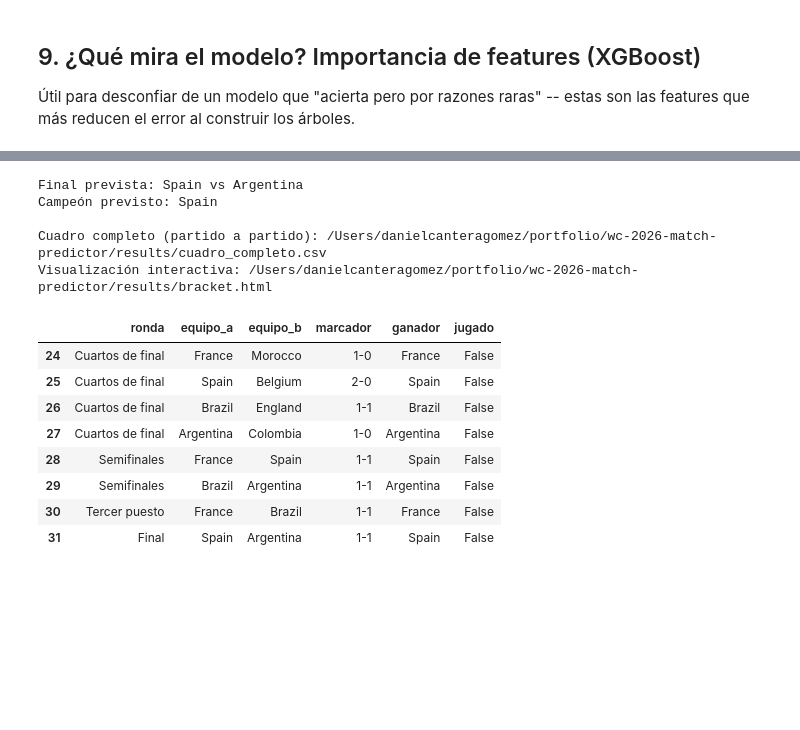
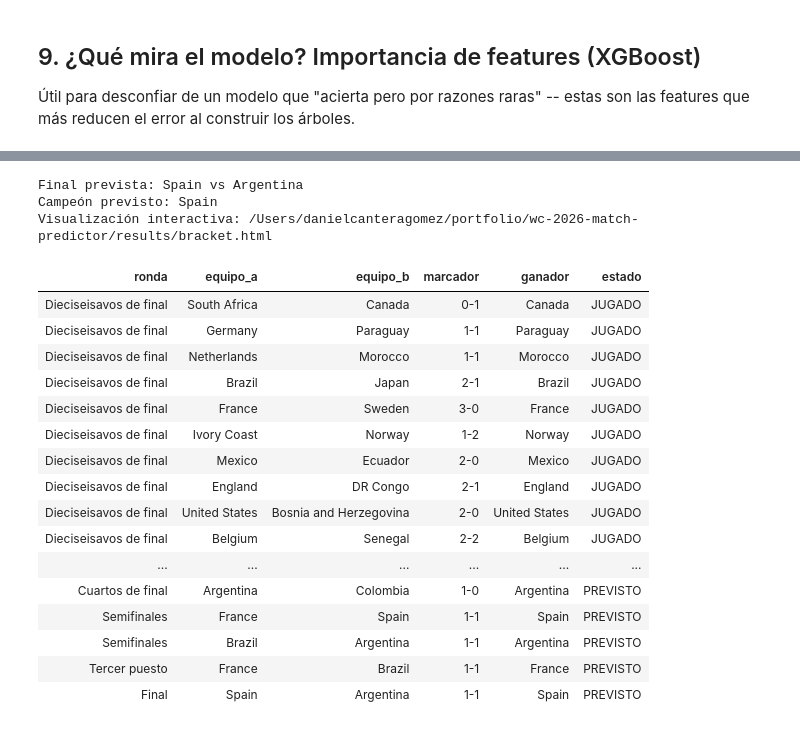
Before and after one commit to danielcangomez/wc2026-match-predictor, a Jupyter notebook: notebooks/06_resumen_visual_portfolio.ipynb, the cells around one changed output, grey strips where cells are left out. Cells and saved outputs as stored; diff of their text form; code cells hidden in the pictures; blank space fills up the shorter version.

```diff
--- a/notebooks/06_resumen_visual_portfolio.ipynb
+++ b/notebooks/06_resumen_visual_portfolio.ipynb
@@ -487,12 +489,11 @@ features que más reducen el error al construir los árboles.
 RUTA_CHECKPOINT_PRE_MUNDIAL = DIR_MODELOS / "checkpoints" / "pre_mundial"
 modelo_local_pre = joblib.load(RUTA_CHECKPOINT_PRE_MUNDIAL / "modelo_goles_local.joblib")
 
-FEATURES_MODELO = [
-    "elo_diff", "tendencia_elo_local", "tendencia_elo_visitante",
-    "dif_forma_gf_5", "dif_forma_gf_10", "dif_racha_5", "dif_racha_10",
-    "dias_descanso_local", "dias_descanso_visitante",
-    "es_neutral", "h2h_puntos_prom", "h2h_dif_goles_prom",
-]
+# La lista de features se lee de los metadatos del checkpoint (no se hardcodea:
+# si el pipeline añade features nuevas, esta sección se mantiene sincronizada sola).
+import json as _json
+with open(RUTA_CHECKPOINT_PRE_MUNDIAL / "metadata.json", encoding="utf-8") as _f:
+    FEATURES_MODELO = _json.load(_f)["features"]
 
 if hasattr(modelo_local_pre, "feature_importances_"):
     importancia = pd.Series(modelo_local_pre.feature_importances_, index=FEATURES_MODELO).sort_values()
@@ -567,25 +1378,42 @@ en `results/bracket.html`.
 # %%
 df_cuadro = pd.read_csv(DIR_RESULTS / "cuadro_completo.csv")
 campeon_previsto = df_cuadro.loc[df_cuadro["num_partido"] == 104, "ganador"].iloc[0]
 finalistas = df_cuadro.loc[df_cuadro["num_partido"] == 104, ["equipo_a", "equipo_b"]].iloc[0]
 
 print(f"Final prevista: {finalistas['equipo_a']} vs {finalistas['equipo_b']}")
 print(f"Campeón previsto: {campeon_previsto}")
-print(f"\nCuadro completo (partido a partido): {DIR_RESULTS / 'cuadro_completo.csv'}")
-print(f"Visualización interactiva: {DIR_RESULTS / 'bracket.html'}")
-df_cuadro[["ronda", "equipo_a", "equipo_b", "marcador", "ganador", "jugado"]].tail(8)
+print(f"Visualización interactiva: {DIR_RESULTS / 'bracket.html'}\n")
+
+df_cuadro_mostrar = df_cuadro[["ronda", "equipo_a", "equipo_b", "marcador", "ganador", "jugado"]].copy()
+df_cuadro_mostrar["estado"] = df_cuadro_mostrar.pop("jugado").map({True: "JUGADO", False: "PREVISTO"})
+
+
+def _resaltar_estado(fila):
+    estilos = [""] * len(fila)
+    idx = fila.index.get_loc("estado")
+    estilos[idx] = f"color: {VERDE}; font-weight: bold" if fila["estado"] == "JUGADO" else f"color: {GRIS}"
+    return estilos
+
+
+df_cuadro_mostrar.style.apply(_resaltar_estado, axis=1).hide(axis="index")
 # %% [output]
 Final prevista: Spain vs Argentina
 Campeón previsto: Spain
-
-Cuadro completo (partido a partido): /Users/danielcanteragomez/portfolio/wc-2026-match-predictor/results/cuadro_completo.csv
 Visualización interactiva: /Users/danielcanteragomez/portfolio/wc-2026-match-predictor/results/bracket.html
-|  | ronda | equipo_a | equipo_b | marcador | ganador | jugado |
-| 24 | Cuartos de final | France | Morocco | 1-0 | France | False |
-| 25 | Cuartos de final | Spain | Belgium | 2-0 | Spain | False |
-| 26 | Cuartos de final | Brazil | England | 1-1 | Brazil | False |
-| 27 | Cuartos de final | Argentina | Colombia | 1-0 | Argentina | False |
-| 28 | Semifinales | France | Spain | 1-1 | Spain | False |
-| 29 | Semifinales | Brazil | Argentina | 1-1 | Argentina | False |
-| 30 | Tercer puesto | France | Brazil | 1-1 | France | False |
-| 31 | Final | Spain | Argentina | 1-1 | Spain | False |
+| ronda | equipo_a | equipo_b | marcador | ganador | estado |
+| Dieciseisavos de final | South Africa | Canada | 0-1 | Canada | JUGADO |
+| Dieciseisavos de final | Germany | Paraguay | 1-1 | Paraguay | JUGADO |
+| Dieciseisavos de final | Netherlands | Morocco | 1-1 | Morocco | JUGADO |
+| Dieciseisavos de final | Brazil | Japan | 2-1 | Brazil | JUGADO |
+| Dieciseisavos de final | France | Sweden | 3-0 | France | JUGADO |
+| Dieciseisavos de final | Ivory Coast | Norway | 1-2 | Norway | JUGADO |
+| Dieciseisavos de final | Mexico | Ecuador | 2-0 | Mexico | JUGADO |
+| Dieciseisavos de final | England | DR Congo | 2-1 | England | JUGADO |
+| Dieciseisavos de final | United States | Bosnia and Herzegovina | 2-0 | United States | JUGADO |
+| Dieciseisavos de final | Belgium | Senegal | 2-2 | Belgium | JUGADO |
+| ... | ... | ... | ... | ... | ... |
+| Cuartos de final | Argentina | Colombia | 1-0 | Argentina | PREVISTO |
+| Semifinales | France | Spain | 1-1 | Spain | PREVISTO |
+| Semifinales | Brazil | Argentina | 1-1 | Argentina | PREVISTO |
+| Tercer puesto | France | Brazil | 1-1 | France | PREVISTO |
+| Final | Spain | Argentina | 1-1 | Spain | PREVISTO |
```
Also changed, not shown: parts of 36 cells of this notebook, 7 other files.
